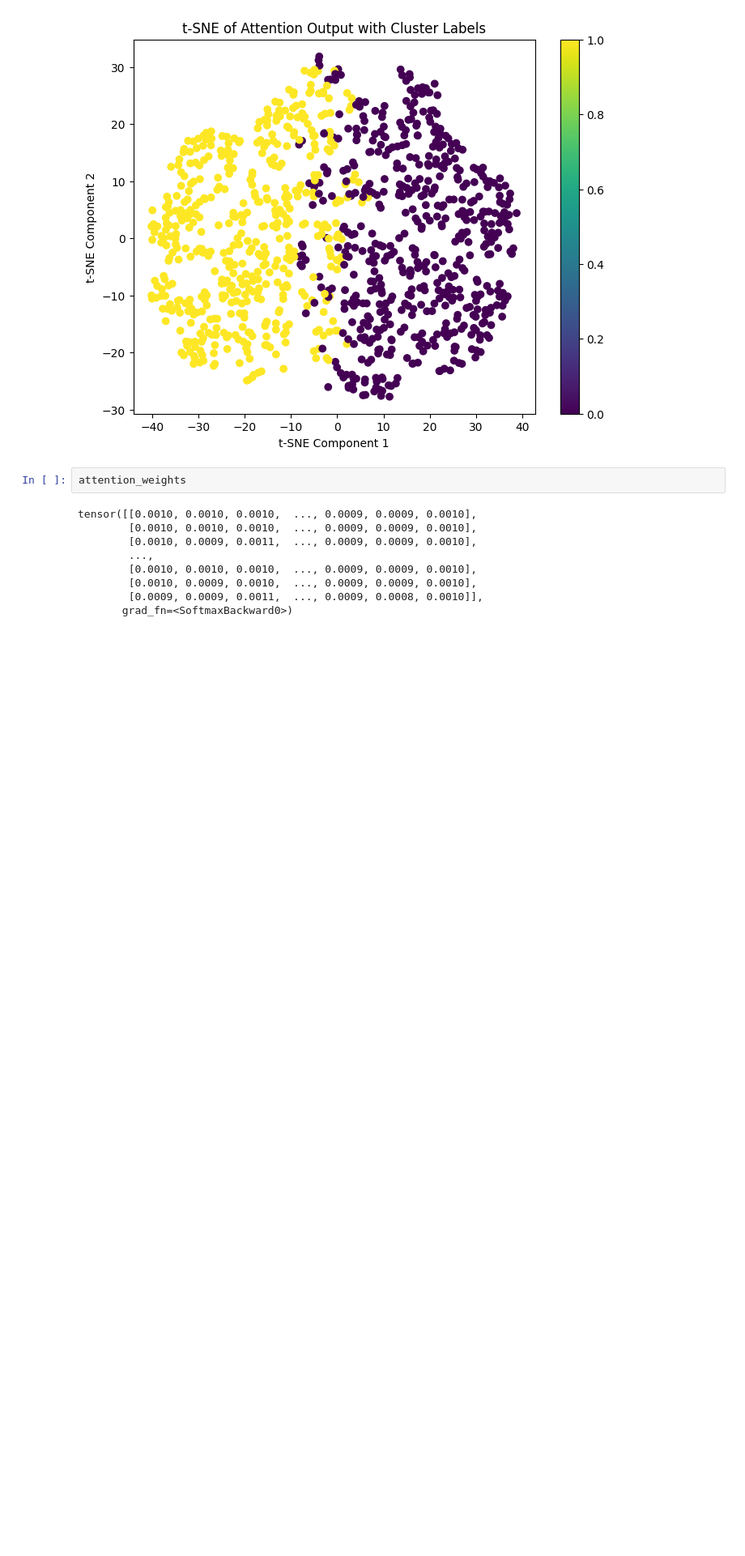
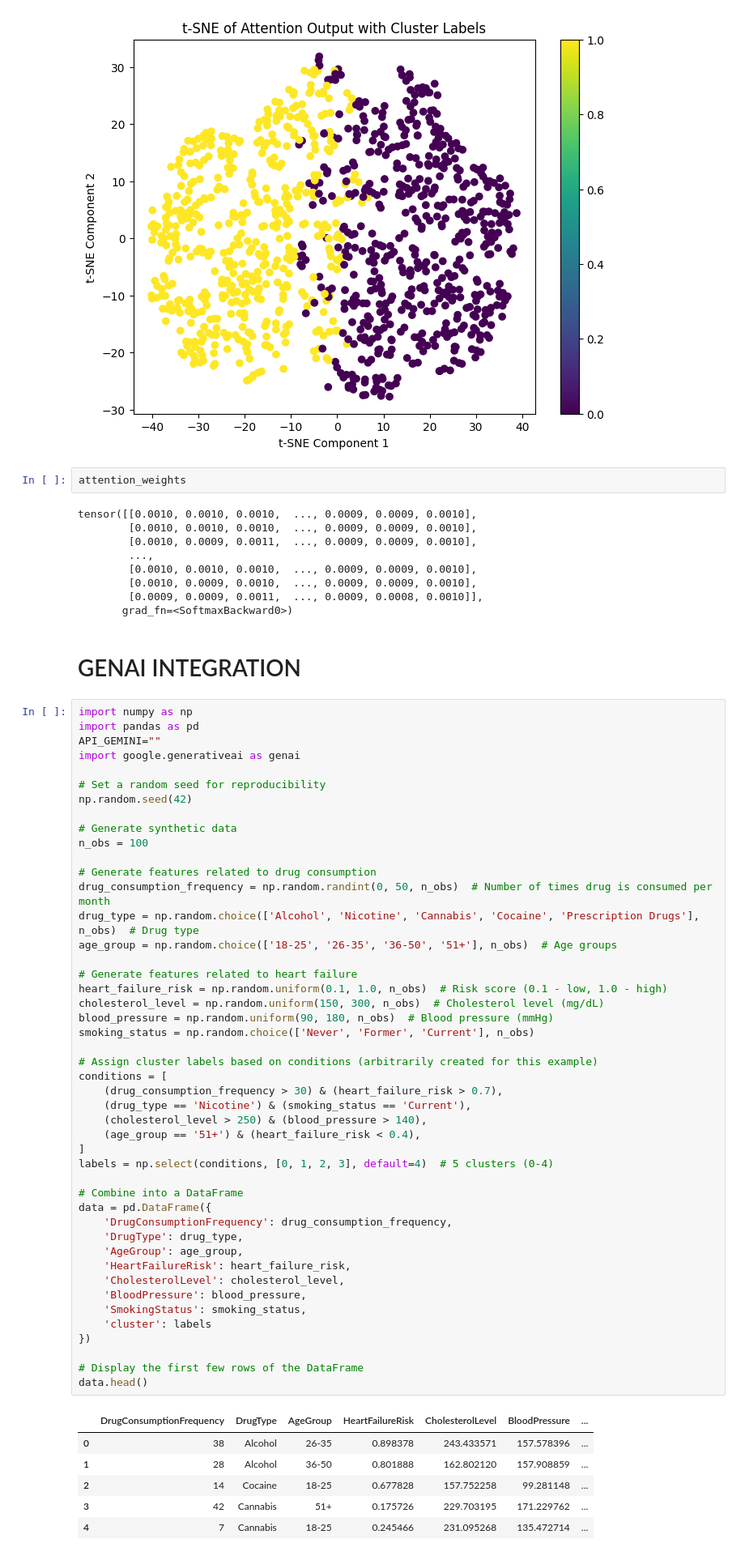
Before and after one commit to kvnpalm/SelfAttention_Clustering, a Jupyter notebook: Attention_clustering.ipynb, the cells around one changed output. Shown: that part at 81% size. Drawn from its saved outputs; the diff is of its cells as text; blank space fills up the shorter version.

Commit message:
genai interface2

```diff
--- a/Attention_clustering.ipynb
+++ b/Attention_clustering.ipynb
@@ -379,3 +395,58 @@ tensor([[0.0010, 0.0010, 0.0010,  ..., 0.0009, 0.0009, 0.0010],
         [0.0010, 0.0009, 0.0010,  ..., 0.0009, 0.0009, 0.0010],
         [0.0009, 0.0009, 0.0011,  ..., 0.0009, 0.0008, 0.0010]],
        grad_fn=<SoftmaxBackward0>)
+# %% [markdown]
+# GENAI INTEGRATION
+# %%
+import numpy as np
+import pandas as pd
+API_GEMINI=""
+import google.generativeai as genai
+
+# Set a random seed for reproducibility
+np.random.seed(42)
+
+# Generate synthetic data
+n_obs = 100
+
+# Generate features related to drug consumption
+drug_consumption_frequency = np.random.randint(0, 50, n_obs)  # Number of times drug is consumed per month
+drug_type = np.random.choice(['Alcohol', 'Nicotine', 'Cannabis', 'Cocaine', 'Prescription Drugs'], n_obs)  # Drug type
+age_group = np.random.choice(['18-25', '26-35', '36-50', '51+'], n_obs)  # Age groups
+
+# Generate features related to heart failure
+heart_failure_risk = np.random.uniform(0.1, 1.0, n_obs)  # Risk score (0.1 - low, 1.0 - high)
+cholesterol_level = np.random.uniform(150, 300, n_obs)  # Cholesterol level (mg/dL)
+blood_pressure = np.random.uniform(90, 180, n_obs)  # Blood pressure (mmHg)
+smoking_status = np.random.choice(['Never', 'Former', 'Current'], n_obs)
+
+# Assign cluster labels based on conditions (arbitrarily created for this example)
+conditions = [
+    (drug_consumption_frequency > 30) & (heart_failure_risk > 0.7),
+    (drug_type == 'Nicotine') & (smoking_status == 'Current'),
+    (cholesterol_level > 250) & (blood_pressure > 140),
+    (age_group == '51+') & (heart_failure_risk < 0.4),
+]
+labels = np.select(conditions, [0, 1, 2, 3], default=4)  # 5 clusters (0-4)
+
+# Combine into a DataFrame
+data = pd.DataFrame({
+    'DrugConsumptionFrequency': drug_consumption_frequency,
+    'DrugType': drug_type,
+    'AgeGroup': age_group,
+    'HeartFailureRisk': heart_failure_risk,
+    'CholesterolLevel': cholesterol_level,
+    'BloodPressure': blood_pressure,
+    'SmokingStatus': smoking_status,
+    'cluster': labels
+})
+
+# Display the first few rows of the DataFrame
+data.head()
+# %% [output]
+|  | DrugConsumptionFrequency | DrugType | AgeGroup | HeartFailureRisk | CholesterolLevel | BloodPressure | ... |
+| 0 | 38 | Alcohol | 26-35 | 0.898378 | 243.433571 | 157.578396 | ... |
+| 1 | 28 | Alcohol | 36-50 | 0.801888 | 162.802120 | 157.908859 | ... |
+| 2 | 14 | Cocaine | 18-25 | 0.677828 | 157.752258 | 99.281148 | ... |
+| 3 | 42 | Cannabis | 51+ | 0.175726 | 229.703195 | 171.229762 | ... |
+| 4 | 7 | Cannabis | 18-25 | 0.245466 | 231.095268 | 135.472714 | ... |
```
Also changed, not shown: parts of 11 cells of this notebook.
